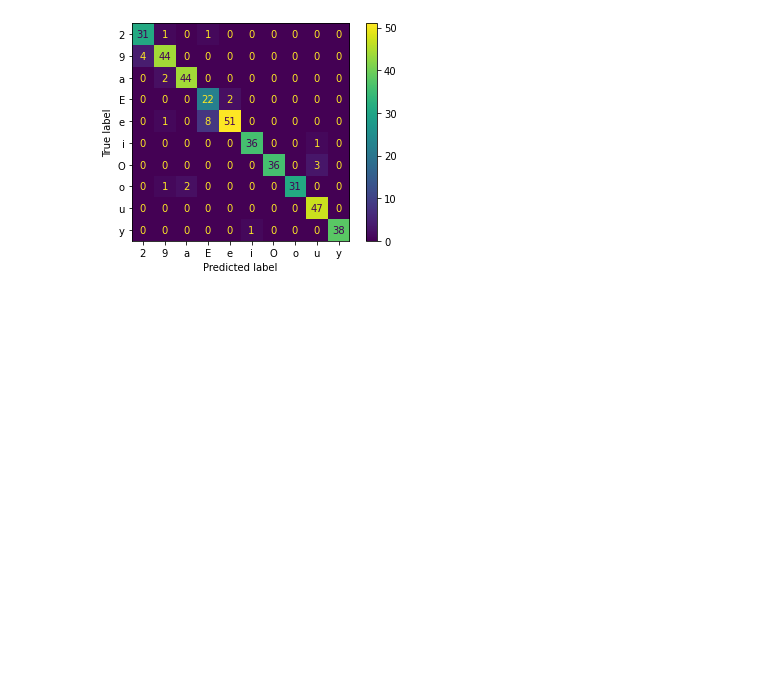
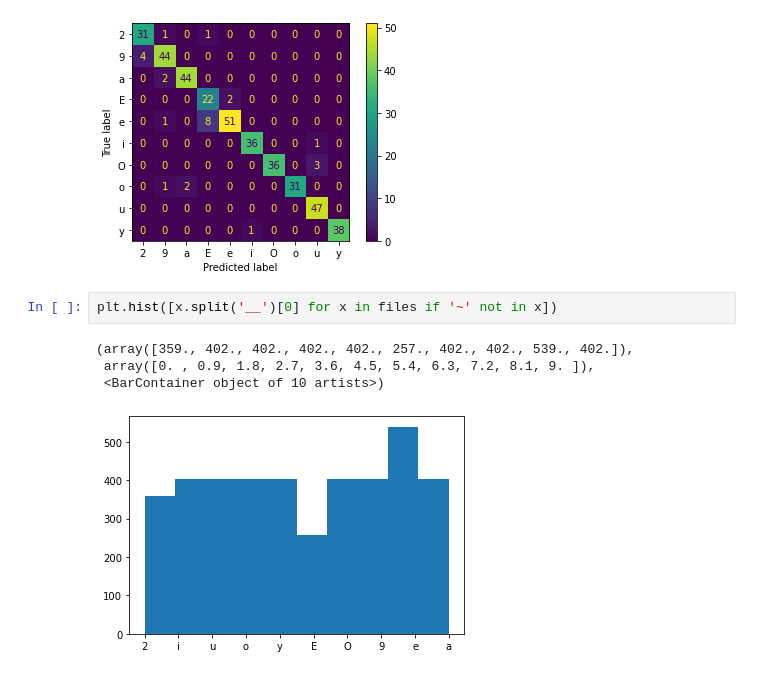
Before and after one commit to himsoklong/Vowel_Tuner, a Jupyter notebook: Code/neural_network.ipynb, the cells around one changed output. Saved outputs shown, nothing was run; the diff lists cells and outputs as text; blank space fills up the shorter version.

```diff
--- a/Code/neural_network.ipynb
+++ b/Code/neural_network.ipynb
@@ -267,3 +267,10 @@ disp.plot()
 weighted avg     0.9396    0.9337    0.9347       407
 <sklearn.metrics._plot.confusion_matrix.ConfusionMatrixDisplay at 0x...>
 [figure]
+# %%
+plt.hist([x.split('__')[0] for x in files if '~' not in x])
+# %% [output]
+(array([359., 402., 402., 402., 402., 257., 402., 402., 539., 402.]),
+ array([0. , 0.9, 1.8, 2.7, 3.6, 4.5, 5.4, 6.3, 7.2, 8.1, 9. ]),
+ <BarContainer object of 10 artists>)
+[figure, added]
```
Also changed, not shown: 3 other files.
